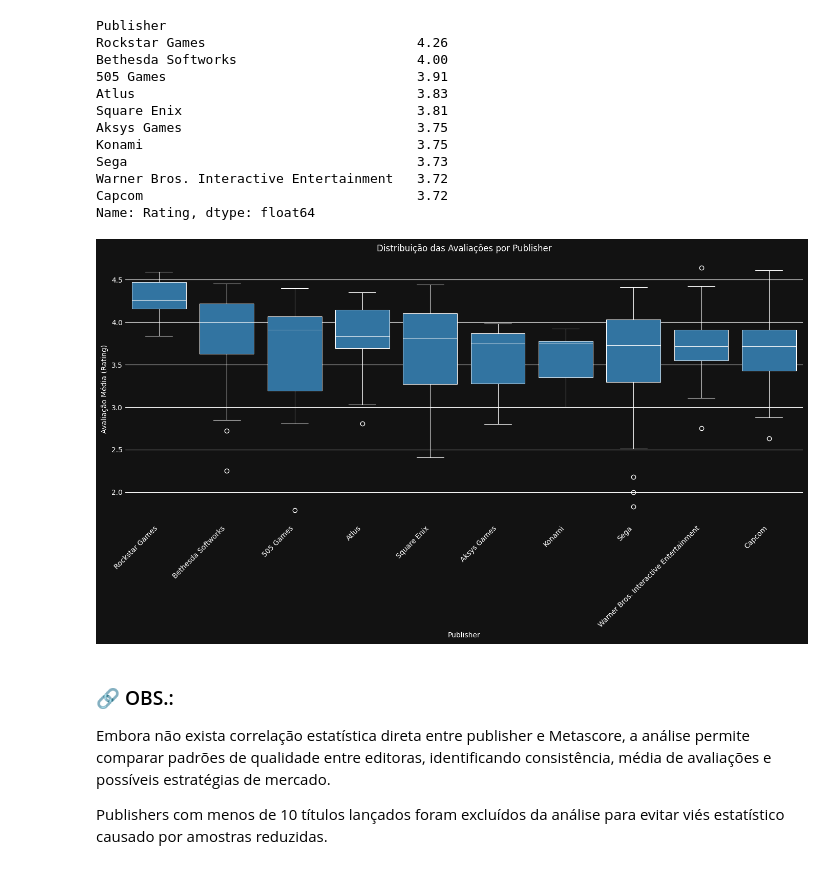
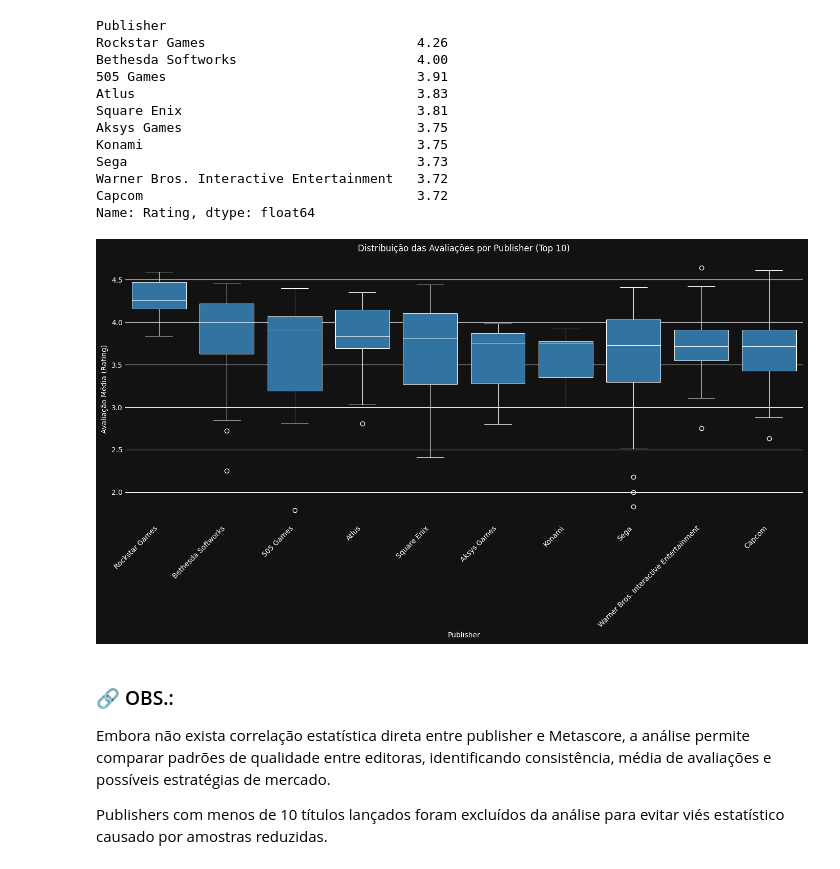
Before and after one commit to uAugustoVR/metadados-playstation, a Jupyter notebook: notebooks/analysis.ipynb, the cells around one changed output. Saved outputs shown, nothing was run; the diff lists cells and outputs as text; code cells hidden in the pictures.

```diff
--- a/notebooks/analysis.ipynb
+++ b/notebooks/analysis.ipynb
@@ -1396,27 +1444,27 @@ Name: Rating, dtype: float64
 # %%
 # Publisher x MetaScore
 # Boxplot com tendências
 plt.figure(figsize=(14, 8))
 
 sns.boxplot(
     data=df_pub,
     x='Publisher',
     y='Rating',
     order=publisher_metascore.index,
     showfliers=True,
     linecolor="white",
     linewidth=.75
 )
 
-plt.title('Distribuição das Avaliações por Publisher')
+plt.title('Distribuição das Avaliações por Publisher (Top 10)')
 plt.xlabel('Publisher')
 plt.ylabel('Avaliação Média (Rating)')
 plt.xticks(rotation=45, ha='right')
 plt.tight_layout()
 plt.savefig(f'{cleaned_data_path}/boxplot_publisher_metascore.png', bbox_inches='tight')
 plt.show()
 # %% [output]
-[figure, old version]
+[figure, new version]
 # %% [markdown]
 ### 🔗 OBS.:
 Embora não exista correlação estatística direta entre publisher e Metascore, a análise permite comparar padrões de qualidade entre editoras, identificando consistência, média de avaliações e possíveis estratégias de mercado.
```
Also changed, not shown: parts of 11 cells of this notebook, 4 other files.
